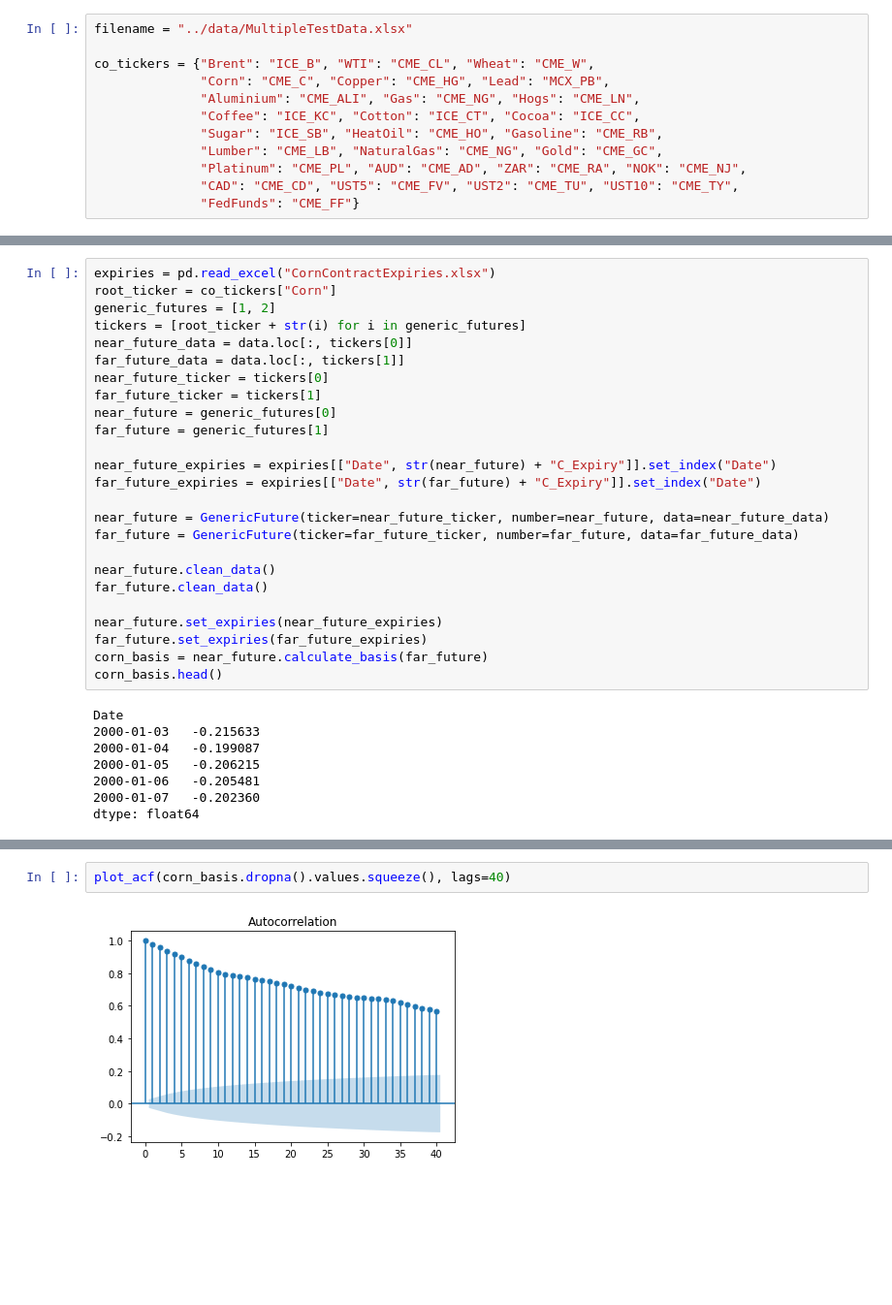
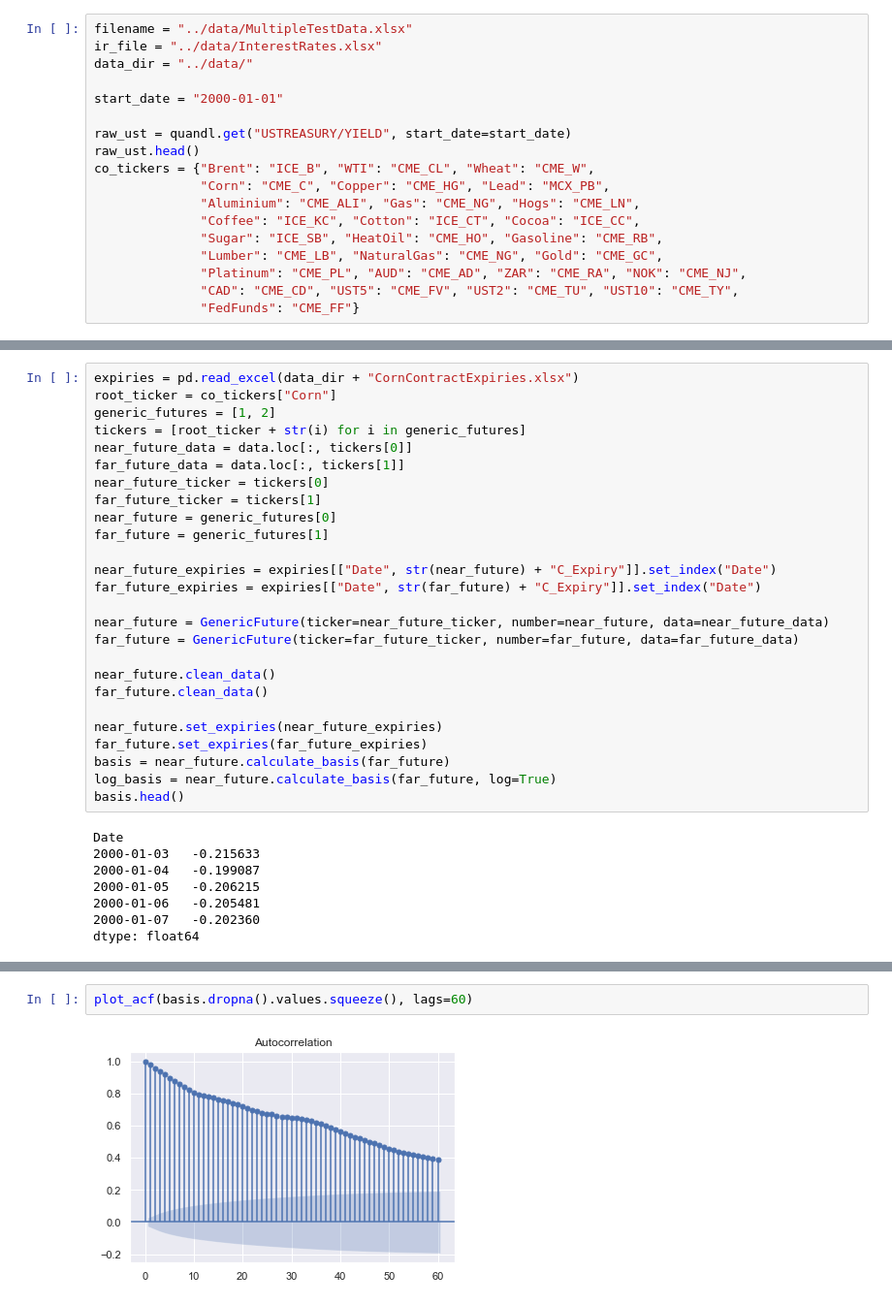
Before and after one commit to nashp/econometrics, a Jupyter notebook: project/py/calculate_basis.ipynb, the cells around one changed output, grey strips where cells are left out. Shown at 97% size. Cells and saved outputs as stored; diff of their text form; blank space fills up the shorter version.

Commit message:
adding data to files and adding in analysis components and tex files

```diff
--- a/project/py/calculate_basis.ipynb
+++ b/project/py/calculate_basis.ipynb
@@ -8,7 +15,13 @@ from future import GenericFuture
 from curve import CommodityCurve
 # %%
 filename = "../data/MultipleTestData.xlsx"
+ir_file = "../data/InterestRates.xlsx"
+data_dir = "../data/"
 
+start_date = "2000-01-01"
+
+raw_ust = quandl.get("USTREASURY/YIELD", start_date=start_date)
+raw_ust.head()
 co_tickers = {"Brent": "ICE_B", "WTI": "CME_CL", "Wheat": "CME_W",
               "Corn": "CME_C", "Copper": "CME_HG", "Lead": "MCX_PB",
               "Aluminium": "CME_ALI", "Gas": "CME_NG", "Hogs": "CME_LN",
@@ -27,5 +49,5 @@ data.head()
 # %%
-expiries = pd.read_excel("CornContractExpiries.xlsx")
+expiries = pd.read_excel(data_dir + "CornContractExpiries.xlsx")
 root_ticker = co_tickers["Corn"]
 generic_futures = [1, 2]
 tickers = [root_ticker + str(i) for i in generic_futures]
@@ -47,8 +69,9 @@ far_future.clean_data()
 
 near_future.set_expiries(near_future_expiries)
 far_future.set_expiries(far_future_expiries)
-corn_basis = near_future.calculate_basis(far_future)
-corn_basis.head()
+basis = near_future.calculate_basis(far_future)
+log_basis = near_future.calculate_basis(far_future, log=True)
+basis.head()
 # %% [output]
 Date
 2000-01-03   -0.215633
@@ -65,4 +89,4 @@ corn_basis.plot()
 # %%
-plot_acf(corn_basis.dropna().values.squeeze(), lags=40)
+plot_acf(basis.dropna().values.squeeze(), lags=60)
 # %% [output]
-[figure, old version]
+[figure, new version]
```
Also changed, not shown: parts of 14 cells of this notebook, 44 other files.
